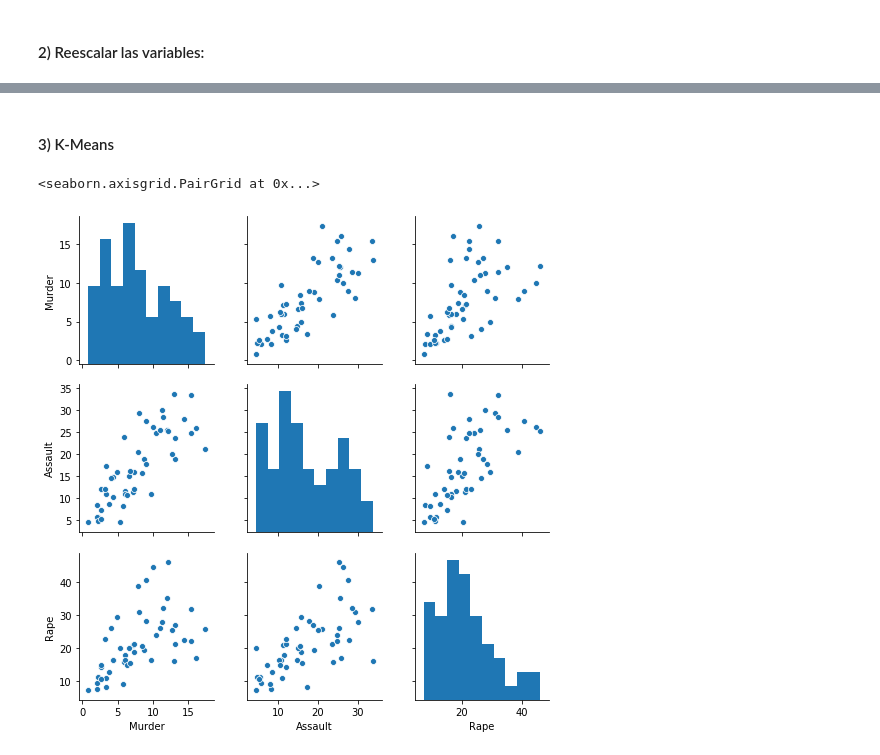
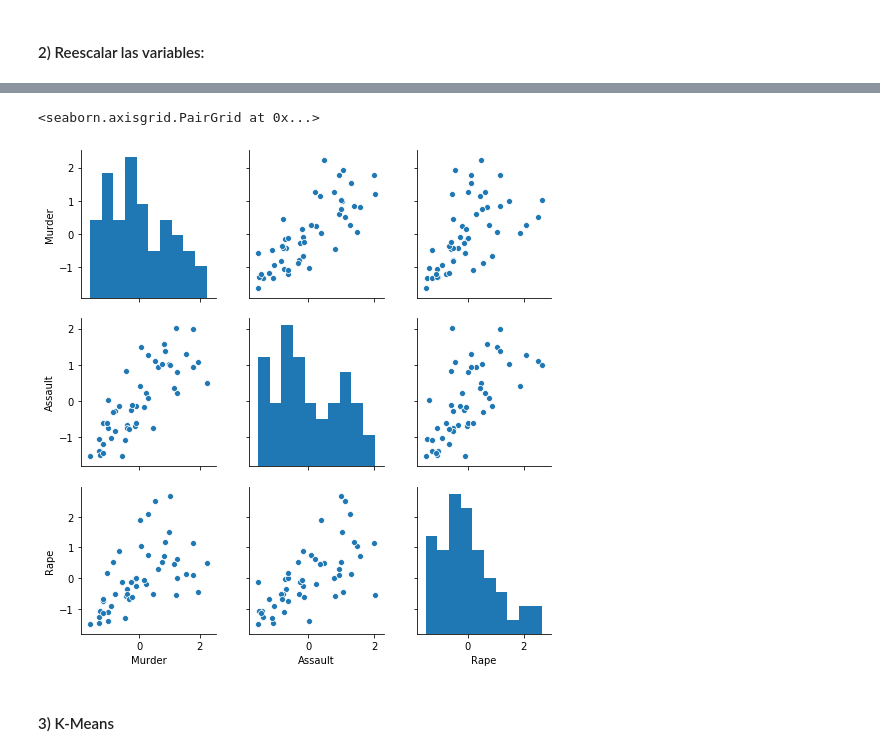
Before and after one commit to pablodll/Practicas-IA-2, a Jupyter notebook: Practica1/Practica1.ipynb, the cells around one changed output, grey strips where cells are left out. Saved outputs shown, nothing was run; the diff lists cells and outputs as text; code cells hidden in the pictures.

```diff
--- a/Practica1/Practica1.ipynb
+++ b/Practica1/Practica1.ipynb
@@ -89,3 +86,0 @@ Podemos dividir Assault entre 10 para conseguir unos valores más cercanos a los
-# %%
-data['Assault'] = data['Assault'] / 10
-data.head()
@@ -100,0 +89,6 @@ Tras esta modificación vemos que ahora los valores de todas las variables se en
+# %%
+from sklearn.preprocessing import StandardScaler
+
+scaler = StandardScaler()
+x = scaler.fit_transform(data)
+data_scaled = pd.DataFrame(data=x, index=data.index, columns={'Murder', 'Assault', 'Rape'})
@@ -101,9 +104,9 @@ Tras esta modificación vemos que ahora los valores de todas las variables se en
+# %%
+import seaborn as sns
+
+sns.pairplot(data_scaled)
+# %% [output]
+<seaborn.axisgrid.PairGrid at 0x...>
+[figure, added]
 # %% [markdown]
 #### 3) K-Means
-# %%
-import seaborn as sns
-
-sns.pairplot(data)
-# %% [output]
-<seaborn.axisgrid.PairGrid at 0x...>
-[figure, removed]
```
Also changed, not shown: parts of 21 cells of this notebook.
